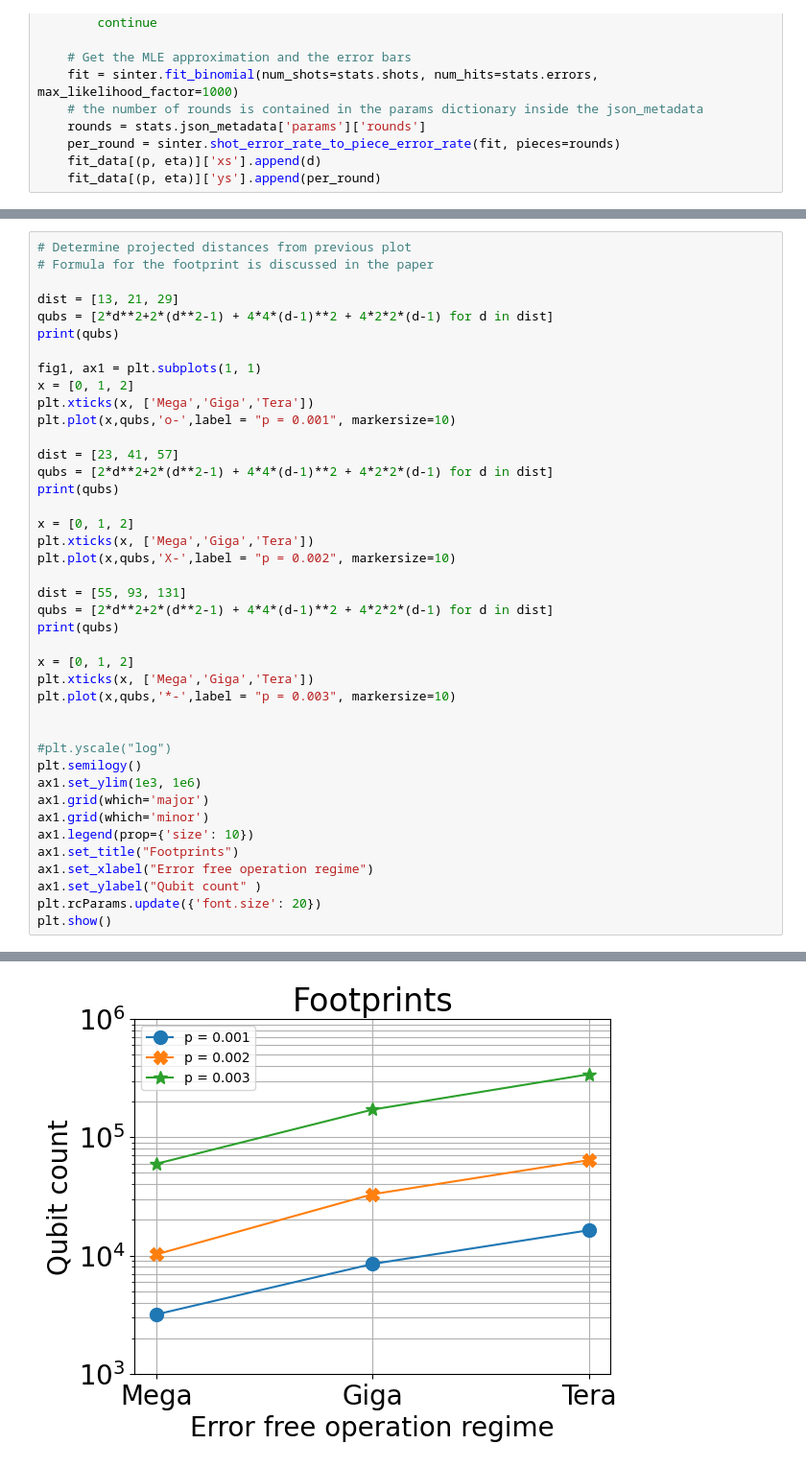
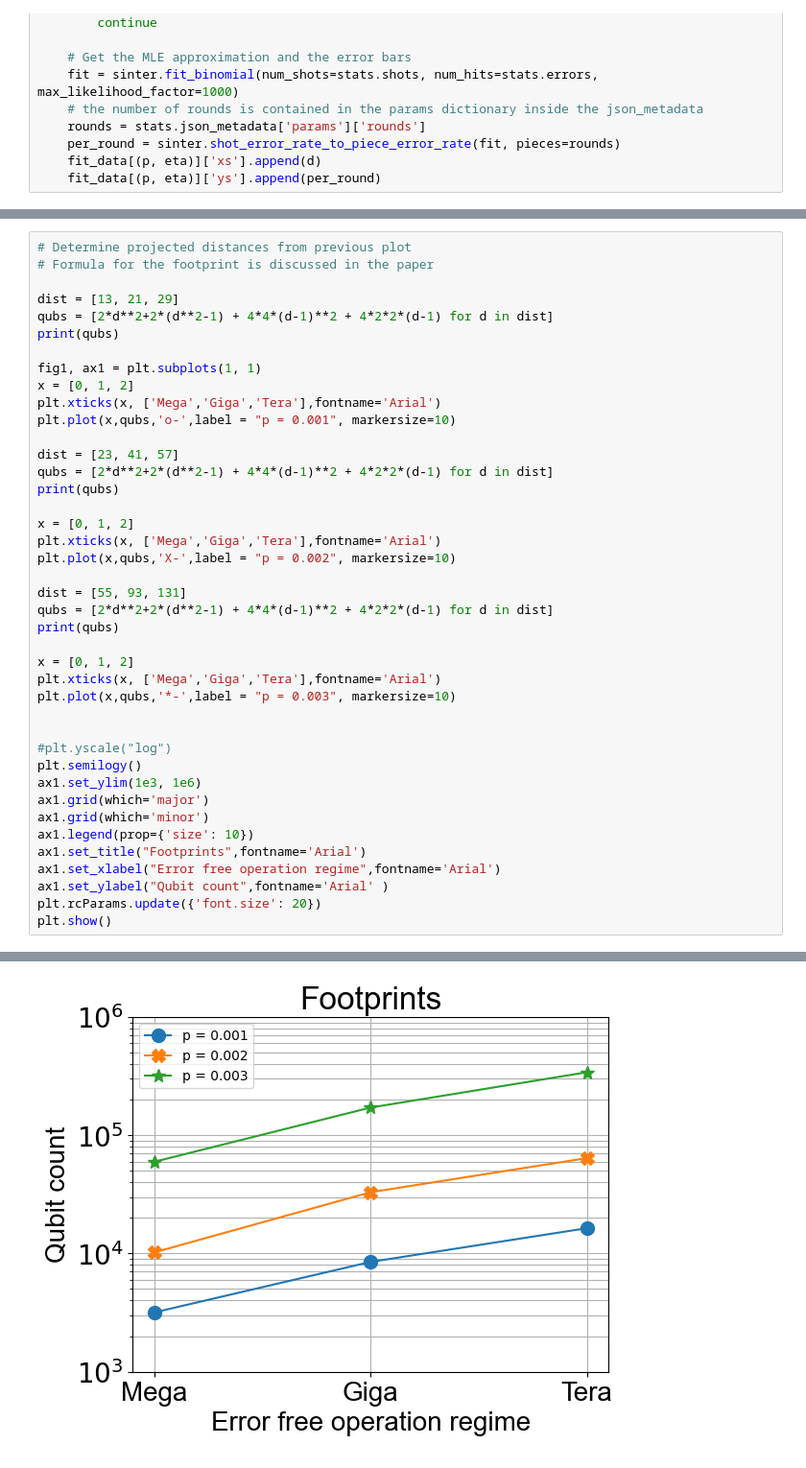
Before and after one commit to pschnabl/spin-qubit-MEC-surface-code, a Jupyter notebook: simulation/XZZX_code/teraquop_footprint.ipynb, the cells around one changed output, grey strips where cells are left out. Shown at 96% size. Drawn from its saved outputs; the diff is of its cells as text.

```diff
--- a/simulation/XZZX_code/teraquop_footprint.ipynb
+++ b/simulation/XZZX_code/teraquop_footprint.ipynb
@@ -108,39 +108,39 @@ print(qubs)
 
 fig1, ax1 = plt.subplots(1, 1)
 x = [0, 1, 2]
-plt.xticks(x, ['Mega','Giga','Tera'])
+plt.xticks(x, ['Mega','Giga','Tera'],fontname='Arial')
 plt.plot(x,qubs,'o-',label = "p = 0.001", markersize=10)
 
 dist = [23, 41, 57]
 qubs = [2*d**2+2*(d**2-1) + 4*4*(d-1)**2 + 4*2*2*(d-1) for d in dist]
 print(qubs)
 
 x = [0, 1, 2]
-plt.xticks(x, ['Mega','Giga','Tera'])
+plt.xticks(x, ['Mega','Giga','Tera'],fontname='Arial')
 plt.plot(x,qubs,'X-',label = "p = 0.002", markersize=10)
 
 dist = [55, 93, 131]
 qubs = [2*d**2+2*(d**2-1) + 4*4*(d-1)**2 + 4*2*2*(d-1) for d in dist]
 print(qubs)
 
 x = [0, 1, 2]
-plt.xticks(x, ['Mega','Giga','Tera'])
+plt.xticks(x, ['Mega','Giga','Tera'],fontname='Arial')
 plt.plot(x,qubs,'*-',label = "p = 0.003", markersize=10)
 
 
 #plt.yscale("log")
 plt.semilogy()
 ax1.set_ylim(1e3, 1e6)
 ax1.grid(which='major')
 ax1.grid(which='minor')
 ax1.legend(prop={'size': 10})
-ax1.set_title("Footprints")
-ax1.set_xlabel("Error free operation regime")
-ax1.set_ylabel("Qubit count" )
+ax1.set_title("Footprints",fontname='Arial')
+ax1.set_xlabel("Error free operation regime",fontname='Arial')
+ax1.set_ylabel("Qubit count",fontname='Arial' )
 plt.rcParams.update({'font.size': 20})
 plt.show()
 # %% [output]
 [3170, 8482, 16354]
 [10210, 32962, 64066]
 [59618, 171490, 341122]
-[figure, old version]
+[figure, new version]
```
Also changed, not shown: parts of 2 cells of this notebook, 11 other files.
